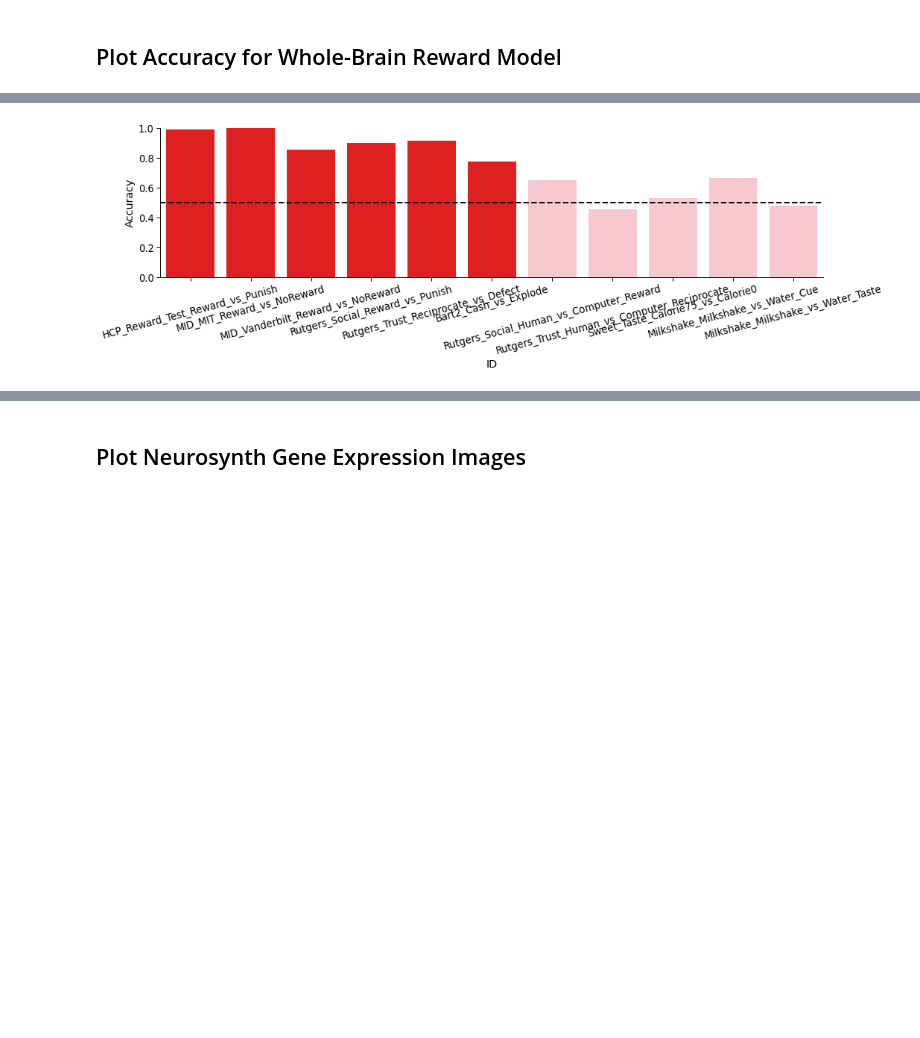
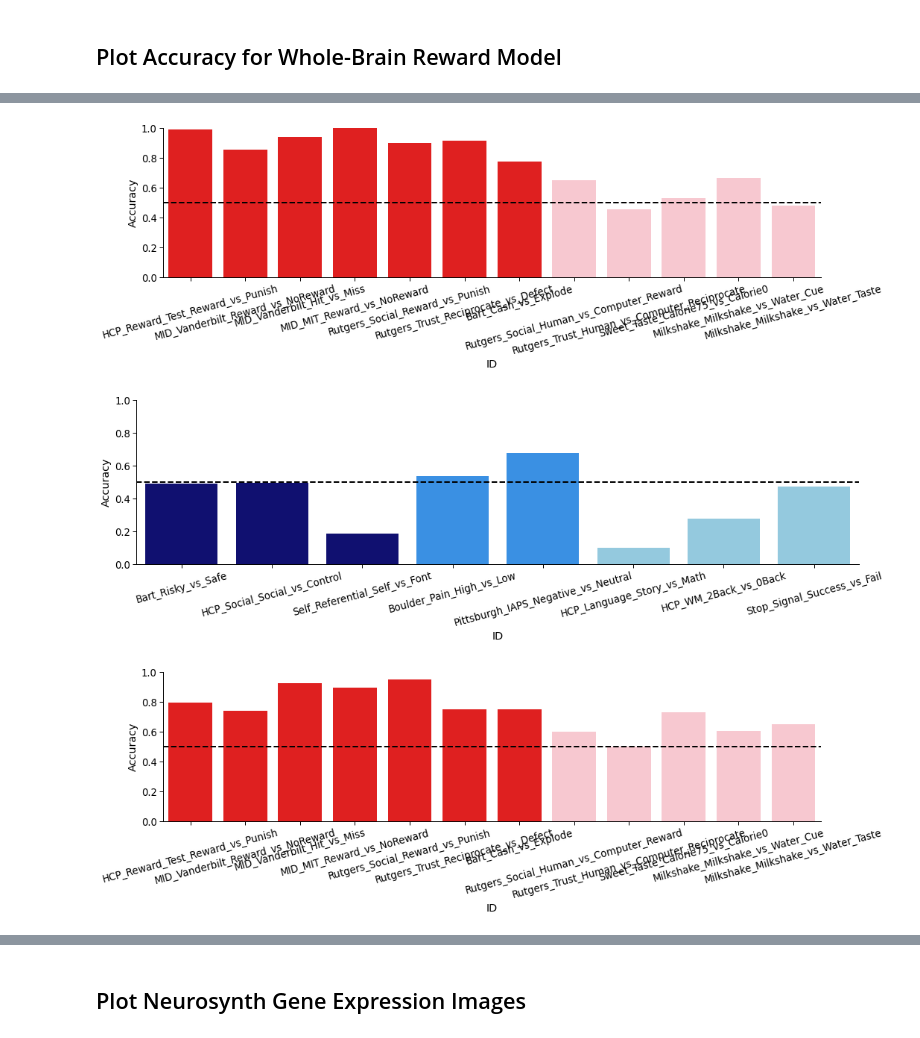
Before and after one commit to cosanlab/reward_signature, a Jupyter notebook: Notebooks/2_Reward_Brain_Model_Testing.ipynb, the cells around one changed output, grey strips where cells are left out. Saved outputs shown, nothing was run; the diff lists cells and outputs as text; code cells hidden in the pictures; blank space fills up the shorter version.

```diff
--- a/Notebooks/2_Reward_Brain_Model_Testing.ipynb
+++ b/Notebooks/2_Reward_Brain_Model_Testing.ipynb
@@ -742,28 +748,62 @@ accuracy[['Study', 'Contrast', 'n', 'mean_diff', 'std_diff', 'Accuracy', 'p']]
 # %%
-convergent_list = ['HCP_Reward_Test_Reward_vs_Punish',
-                    'MID_MIT_Reward_vs_NoReward',
-                    'MID_Vanderbilt_Reward_vs_NoReward',
-                    'Rutgers_Social_Reward_vs_Punish',
-                    'Rutgers_Trust_Reciprocate_vs_Defect',
-                    'Bart2_Cash_vs_Explode',
-                    'Rutgers_Social_Human_vs_Computer_Reward',
-                    'Rutgers_Trust_Human_vs_Computer_Reciprocate',
-                    'Sweet_Taste_Calorie75_vs_Calorie0',
-                    'Milkshake_Milkshake_vs_Water_Cue',
-                    'Milkshake_Milkshake_vs_Water_Taste']
+analysis_name = 'demeaned_zscore1_smooth0'
 
-convergent_accuracy = accuracy.loc[accuracy['ID'].isin(convergent_list)]
+for analysis_name in tqdm(['demeaned_zscore1_smooth0', 'masked_demeaned_zscore1_smooth0']):
+    accuracy = pd.read_csv(os.path.join(data_dir, 'Analyses','Classification', f'Classification_Accuracy_{analysis_name}.csv'))
+    pattern_similarity = pd.read_csv(os.path.join(data_dir, 'Analyses','Classification', f'Pattern_Similarity_{analysis_name}.csv'))
 
-with sns.plotting_context(context='paper', font_scale=1.5):
-    colors = ['red']*6 + ['pink']*6
+    convergent_list = ['HCP_Reward_Test_Reward_vs_Punish',
+                        'MID_Vanderbilt_Reward_vs_NoReward',
+                        'MID_Vanderbilt_Hit_vs_Miss',
+                        'MID_MIT_Reward_vs_NoReward',
+                        'Rutgers_Social_Reward_vs_Punish',
+                        'Rutgers_Trust_Reciprocate_vs_Defect',
+                        'Bart_Cash_vs_Explode',
+                        'Rutgers_Social_Human_vs_Computer_Reward',
+                        'Rutgers_Trust_Human_vs_Computer_Reciprocate',
+                        'Sweet_Taste_Calorie75_vs_Calorie0',
+                        'Milkshake_Milkshake_vs_Water_Cue',
+                        'Milkshake_Milkshake_vs_Water_Taste']
 
-    g = sns.catplot(data=convergent_accuracy, x='ID', y='Accuracy', kind='bar', aspect=3,
-                   palette=sns.color_palette(colors), order=convergent_list)
-    plt.axhline(.5, color='black', linestyle='--', linewidth=2)
-    plt.ylim([0,1])
-    g.set_xticklabels(rotation=15)
-    plt.tight_layout()
-    plt.savefig(os.path.join(data_dir, 'Figures',f'Reward_Model_{analysis_name}_Convergent_Test_Accuracy.png'), dpi=300)
-    plt.savefig(os.path.join(data_dir, 'Figures',f'Reward_Model_{analysis_name}_Convergent_Test_Accuracy.pdf'))
+    convergent_accuracy = accuracy.loc[accuracy['ID'].isin(convergent_list)]
+
+    with sns.plotting_context(context='paper', font_scale=1.5):
+        colors = ['red']*7 + ['pink']*6
+
+        g = sns.catplot(data=convergent_accuracy, x='ID', y='Accuracy', kind='bar', aspect=3,
+                       palette=sns.color_palette(colors), order=convergent_list)
+        plt.axhline(.5, color='black', linestyle='--', linewidth=2)
+        plt.ylim([0,1])
+        g.set_xticklabels(rotation=15)
+        plt.tight_layout()
+        plt.savefig(os.path.join(data_dir, 'Figures',f'Reward_Model_{analysis_name}_Convergent_Test_Accuracy.png'), dpi=300)
+        plt.savefig(os.path.join(data_dir, 'Figures',f'Reward_Model_{analysis_name}_Convergent_Test_Accuracy.pdf'))
+
+    divergent_list = ['Bart_Risky_vs_Safe',
+                        'HCP_Social_Social_vs_Control',
+                        'Self_Referential_Self_vs_Font',
+                        'Boulder_Pain_High_vs_Low',
+                        'Pittsburgh_IAPS_Negative_vs_Neutral',
+                        'HCP_Language_Story_vs_Math',
+                        'HCP_WM_2Back_vs_0Back',
+                        'Stop_Signal_Success_vs_Fail']
+
+    divergent_accuracy = accuracy.loc[accuracy['ID'].isin(divergent_list)]
+
+
+    with sns.plotting_context(context='paper', font_scale=1.5):
+        colors = ['navy']*3 + ['dodgerblue']*2 + ['skyblue']*3
+
+        g = sns.catplot(data=divergent_accuracy, x='ID', y='Accuracy', kind='bar', aspect=3,
+                       palette=sns.color_palette(colors), order=divergent_list)
+
+        plt.axhline(.5, color='black', linestyle='--', linewidth=2)
+        plt.ylim([0,1])
+        g.set_xticklabels(rotation=15)
+        plt.tight_layout()
+        plt.savefig(os.path.join(data_dir, 'Figures',f'Reward_Model_{analysis_name}_Divergent_Test_Accuracy.png'), dpi=300)
+        plt.savefig(os.path.join(data_dir, 'Figures',f'Reward_Model_{analysis_name}_Divergent_Test_Accuracy.pdf'))
 # %% [output]
-[figure, old version]
+[figure, new version]
+[figure, added]
+[figure, added]
```
Also changed, not shown: parts of 11 cells of this notebook, 3 other files.
